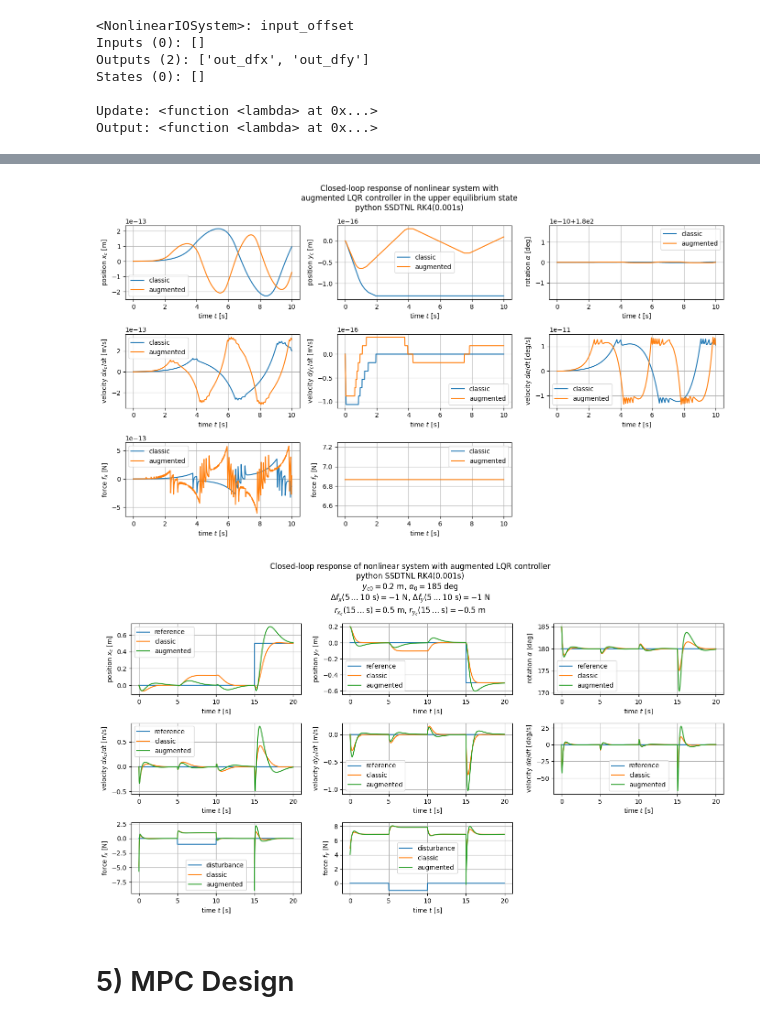
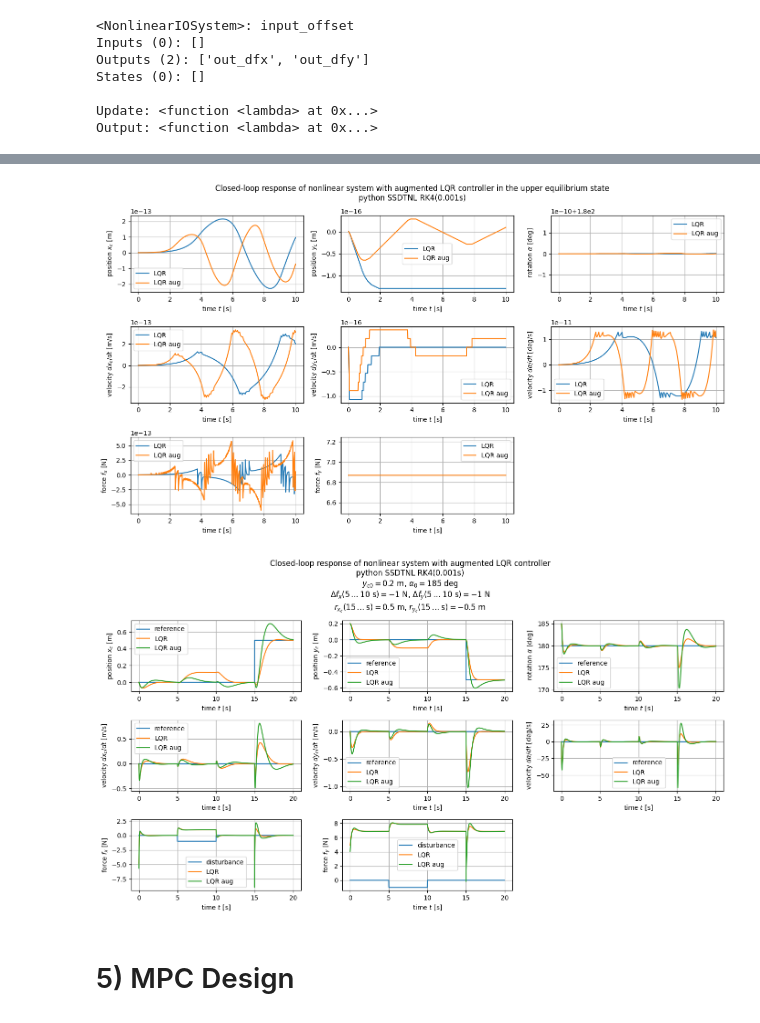
Before and after one commit to Trolobezka/OPSR-2025, a Jupyter notebook: project.ipynb, the cells around one changed output, grey strips where cells are left out. Drawn from its saved outputs; the diff is of its cells as text; code cells hidden in the pictures.

```diff
--- a/project.ipynb
+++ b/project.ipynb
@@ -1318,33 +1328,31 @@ None
 # %%
 time_vector = np.arange(0, 10 + 1e-6, Ts)
 reference_vector = np.zeros((6, time_vector.shape[0]), dtype=np.float64)
 reference_vector[2, :] = np.pi
 disturbance_vector = np.zeros((2, time_vector.shape[0]), dtype=np.float64)
 
 _ = control.input_output_response(
     sys=closed_loop_aug,
     T=time_vector,
     U=np.vstack([reference_vector, disturbance_vector]),  # type: ignore
     X0=np.hstack([x0, np.zeros((2,))]),  # type: ignore
 )
 _.y[6:8] = _.y[6:8] + u0[:, np.newaxis]  # !!!
 
 plt.figure(figsize=(14, 8))
-plot2(sim_lqr_1.t, *sim_lqr_1.y, label="classic")
-plot2(_.t, *_.y, label="augmented")
+plot2(sim_lqr_1.t, *sim_lqr_1.y, label="LQR")
+plot2(_.t, *_.y, label="LQR aug")
 plt.suptitle(
-    "Closed-loop response of nonlinear system with"
-    "\n"
-    "augmented LQR controller in the upper equilibrium state"
+    "Closed-loop response of nonlinear system with augmented LQR controller in the upper equilibrium state"
     "\n"
     "python SSDTNL RK4(0.001s)"
 )
 plt.tight_layout()
 plt.show()
 
 del time_vector, reference_vector, disturbance_vector
 # %% [output]
-[figure, old version]
+[figure, new version]
 # %%
 time_vector = np.arange(0, 20 + 1e-6, Ts)
 reference_vector = np.zeros((6, time_vector.shape[0]), dtype=np.float64)
@@ -1355,19 +1363,19 @@ disturbance_vector = np.zeros((2, time_vector.shape[0]), dtype=np.float64)
 disturbance_vector[0, int(5 / Ts) : int(10 / Ts)] = -1  # dfx = -1N from 5s to 10s
 disturbance_vector[1, int(5 / Ts) : int(10 / Ts)] = -1  # dfy = -1N from 5s to 10s
 
-_ = control.input_output_response(
+sim_lqr_aug_2 = control.input_output_response(
     sys=closed_loop_aug,
     T=time_vector,
     U=np.vstack([reference_vector, disturbance_vector]),  # type: ignore
     X0=np.hstack([x0, np.zeros((2,))]) + np.array([0, 0.2, math.radians(5), 0, 0, math.radians(0), 0, 0]),  # type: ignore
 )
-_.y[6:8] = _.y[6:8] + u0[:, np.newaxis]  # !!!
+sim_lqr_aug_2.y[6:8] = sim_lqr_aug_2.y[6:8] + u0[:, np.newaxis]  # !!!
 
 plt.figure(figsize=(14, 8))
-plot2(_.t, *[None] * 6, f_x=disturbance_vector[0], f_y=disturbance_vector[1], label="disturbance")
-plot(_.t, *reference_vector, label="reference", rows=3)
-plot2(sim_lqr_2.t, *sim_lqr_2.y, label="classic")
-plot2(_.t, *_.y, label="augmented")
+plot2(sim_lqr_aug_2.t, *[None] * 6, f_x=disturbance_vector[0], f_y=disturbance_vector[1], label="disturbance")
+plot(sim_lqr_aug_2.t, *reference_vector, label="reference", rows=3)
+plot2(sim_lqr_2.t, *sim_lqr_2.y, label="LQR")
+plot2(sim_lqr_aug_2.t, *sim_lqr_aug_2.y, label="LQR aug")
 plt.suptitle(
     (
         "Closed-loop response of nonlinear system with augmented LQR controller"
@@ -1386,7 +1394,7 @@ plt.show()
 
 del time_vector, reference_vector, disturbance_vector
 # %% [output]
-[figure, old version]
+[figure, new version]
 # %% [markdown]
 # 5) MPC Design
 # %% [markdown]
```
Also changed, not shown: parts of 10 cells of this notebook.
